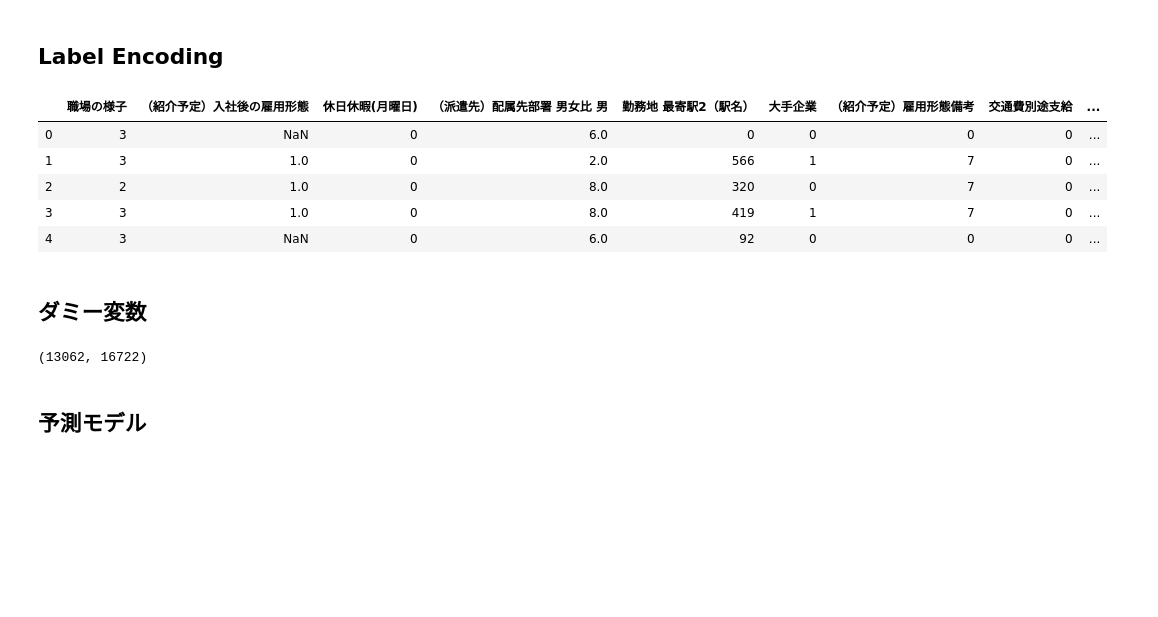
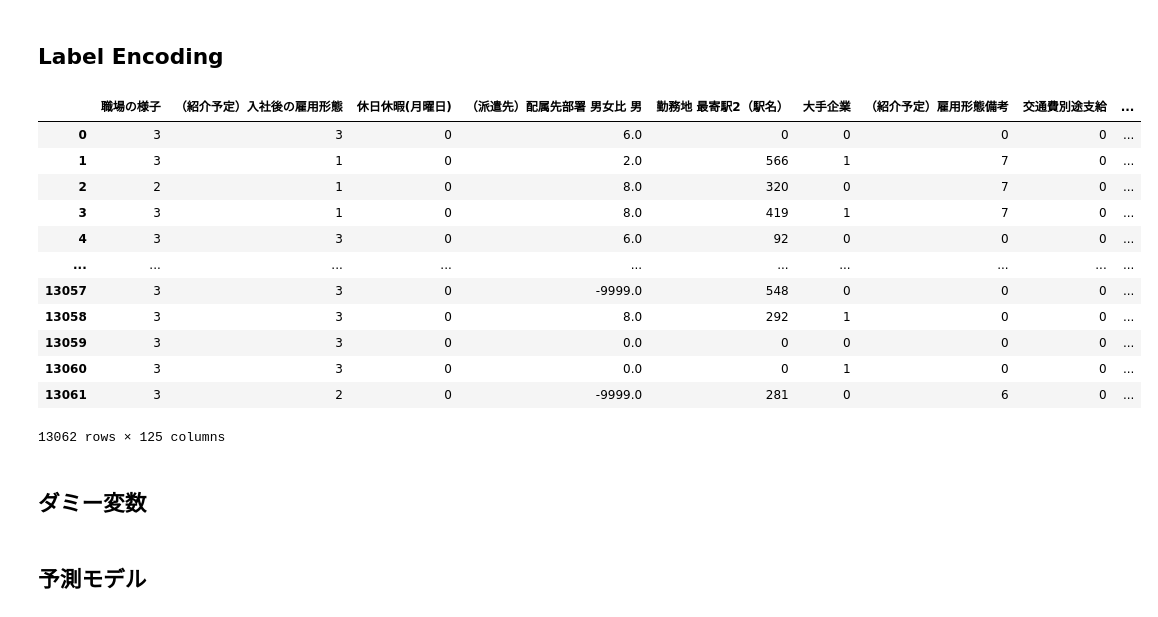
Before and after one commit to snoopy0420/ai-dip, a Jupyter notebook: dip.ipynb, the cells around one changed output. Saved outputs shown, nothing was run; the diff lists cells and outputs as text; code cells hidden in the pictures; blank space fills up the shorter version.

```diff
--- a/dip.ipynb
+++ b/dip.ipynb
@@ -1146,0 +1488,4 @@ Name: （派遣先）配属先部署_pred, Length: 13062, dtype: float64
+# %%
+X_lda = pipe_lda.transform(all_df["（派遣先）職場の雰囲気_token"])
+all_df["（派遣先）職場の雰囲気_lda"] = X_lda.argmax(axis=1)
+all_df["（派遣先）職場の雰囲気_lda"].value_counts()
@@ -1147,17 +1566,7 @@ Name: （派遣先）配属先部署_pred, Length: 13062, dtype: float64
 # %%
-#all_df = all_df.drop(columns=['（派遣先）配属先部署_token'])
+# tokenカラムを削除
+all_df = all_df.drop(columns=['お仕事名_token', '（派遣先）配属先部署_token',
+                              "仕事内容_token", "お仕事のポイント_token",
+                              "（派遣先）職場の雰囲気_token"])
+
+# all_df = all_df.drop(columns=["お仕事名",  "仕事内容", "お仕事のポイント（仕事PR）", "（派遣先）配属先部署"])
-# %%
-all_df = all_df.drop(columns=["お仕事名",  "仕事内容", "お仕事のポイント（仕事PR）", "（派遣先）配属先部署"])
-# %%
-# webに乗せるためにtrainデータのトークンを保存
-length = all_df["応募数mean"].notnull().sum()
-pd.DataFrame({'お仕事名_token': all_df['お仕事名_token'][:length],
-              '仕事内容_token': all_df['仕事内容_token'][:length],
-              'お仕事のポイント_token': all_df['お仕事のポイント_token'][:length],
-              '（派遣先）配属先部署_token': all_df['（派遣先）配属先部署_token'][:length]
-             }
-            ).to_csv("trian_token.csv", index=False, encoding='utf_8_sig')
-
-
-all_df = all_df.drop(columns=['お仕事名_token', '（派遣先）配属先部署_token',
-                              "仕事内容_token", "お仕事のポイント_token"])
@@ -1179,29 +1652,36 @@ sns.distplot(scaled)
 # %%
 from sklearn.preprocessing import LabelEncoder
 
-cat_cols = list(all_df.dtypes[all_df.dtypes == "object"].index)
 all_df_labeled = all_df.copy()
+all_df_labeled = all_df_labeled.drop(columns=["お仕事名",  "仕事内容", "お仕事のポイント（仕事PR）",
+                                              "（派遣先）配属先部署", "（派遣先）職場の雰囲気"])
 
 # Label Encoding
+cat_cols = list(all_df_labeled.dtypes[all_df_labeled.dtypes == "object"].index)
 for col in cat_cols:
     le = LabelEncoder()
     all_df_labeled[col] = le.fit_transform(all_df_labeled[col].apply(lambda x: str(x)))
 
-all_df_labeled.head()
+all_df_labeled
 # %% [output]
 |  | 職場の様子 | （紹介予定）入社後の雇用形態 | 休日休暇(月曜日) | （派遣先）配属先部署 男女比 男 | 勤務地 最寄駅2（駅名） | 大手企業 | （紹介予定）雇用形態備考 | 交通費別途支給 | ... |
-| 0 | 3 | NaN | 0 | 6.0 | 0 | 0 | 0 | 0 | ... |
-| 1 | 3 | 1.0 | 0 | 2.0 | 566 | 1 | 7 | 0 | ... |
-| 2 | 2 | 1.0 | 0 | 8.0 | 320 | 0 | 7 | 0 | ... |
-| 3 | 3 | 1.0 | 0 | 8.0 | 419 | 1 | 7 | 0 | ... |
-| 4 | 3 | NaN | 0 | 6.0 | 92 | 0 | 0 | 0 | ... |
+| 0 | 3 | 3 | 0 | 6.0 | 0 | 0 | 0 | 0 | ... |
+| 1 | 3 | 1 | 0 | 2.0 | 566 | 1 | 7 | 0 | ... |
+| 2 | 2 | 1 | 0 | 8.0 | 320 | 0 | 7 | 0 | ... |
+| 3 | 3 | 1 | 0 | 8.0 | 419 | 1 | 7 | 0 | ... |
+| 4 | 3 | 3 | 0 | 6.0 | 92 | 0 | 0 | 0 | ... |
+| ... | ... | ... | ... | ... | ... | ... | ... | ... | ... |
+| 13057 | 3 | 3 | 0 | -9999.0 | 548 | 0 | 0 | 0 | ... |
+| 13058 | 3 | 3 | 0 | 8.0 | 292 | 1 | 0 | 0 | ... |
+| 13059 | 3 | 3 | 0 | 0.0 | 0 | 0 | 0 | 0 | ... |
+| 13060 | 3 | 3 | 0 | 0.0 | 0 | 1 | 0 | 0 | ... |
+| 13061 | 3 | 2 | 0 | -9999.0 | 281 | 0 | 6 | 0 | ... |
+13062 rows × 125 columns
 # %% [markdown]
 ## ダミー変数
 # %%
-all_df_dummies = pd.get_dummies(all_df)
-all_df_dummies.shape
+# all_df_dummies = pd.get_dummies(all_df)
+# all_df_dummies.shape
-# %% [output]
-(13062, 16722)
 # %% [markdown]
 ## 予測モデル
 # %%
```
Also changed, not shown: parts of 151 cells of this notebook, 4 other files.
